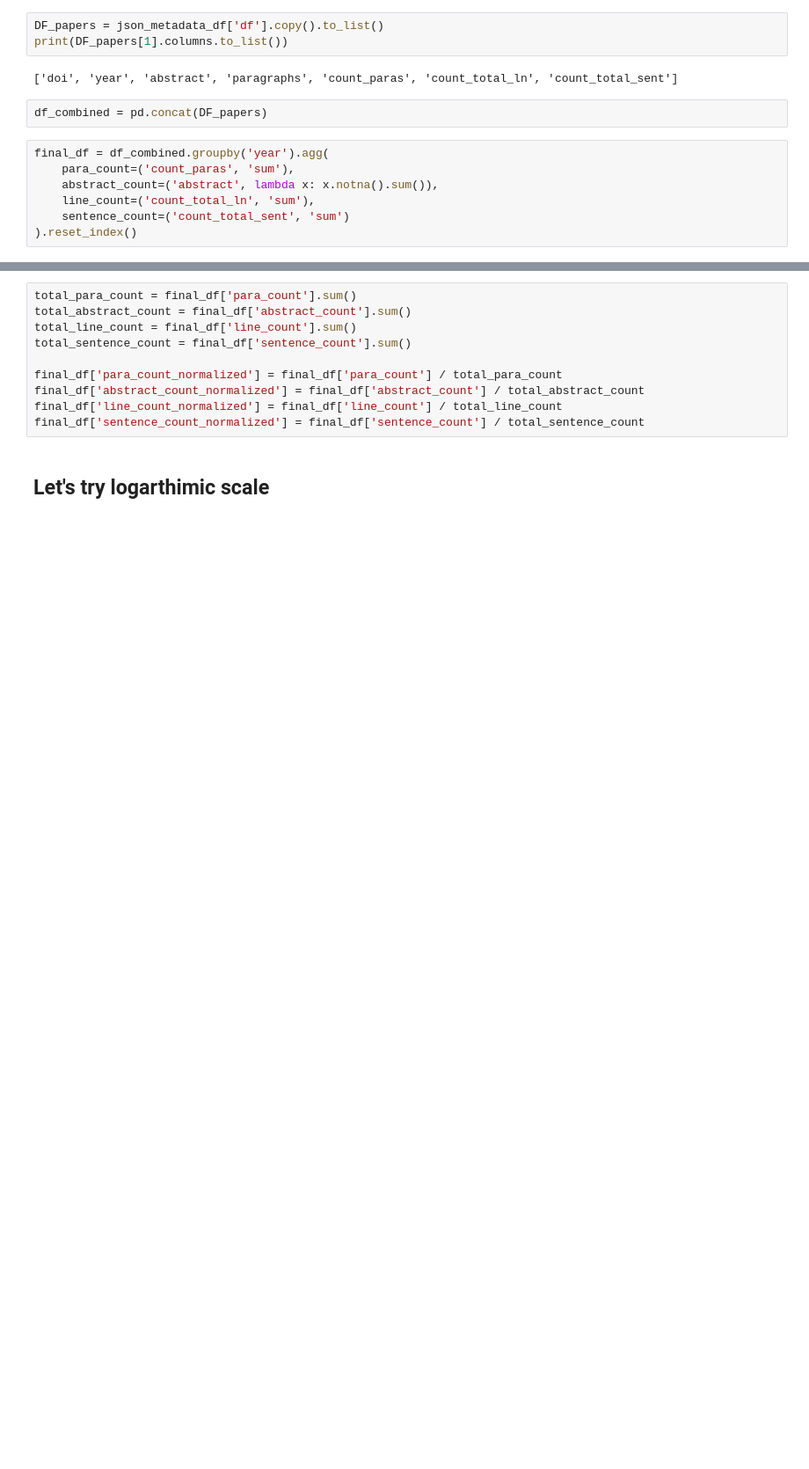
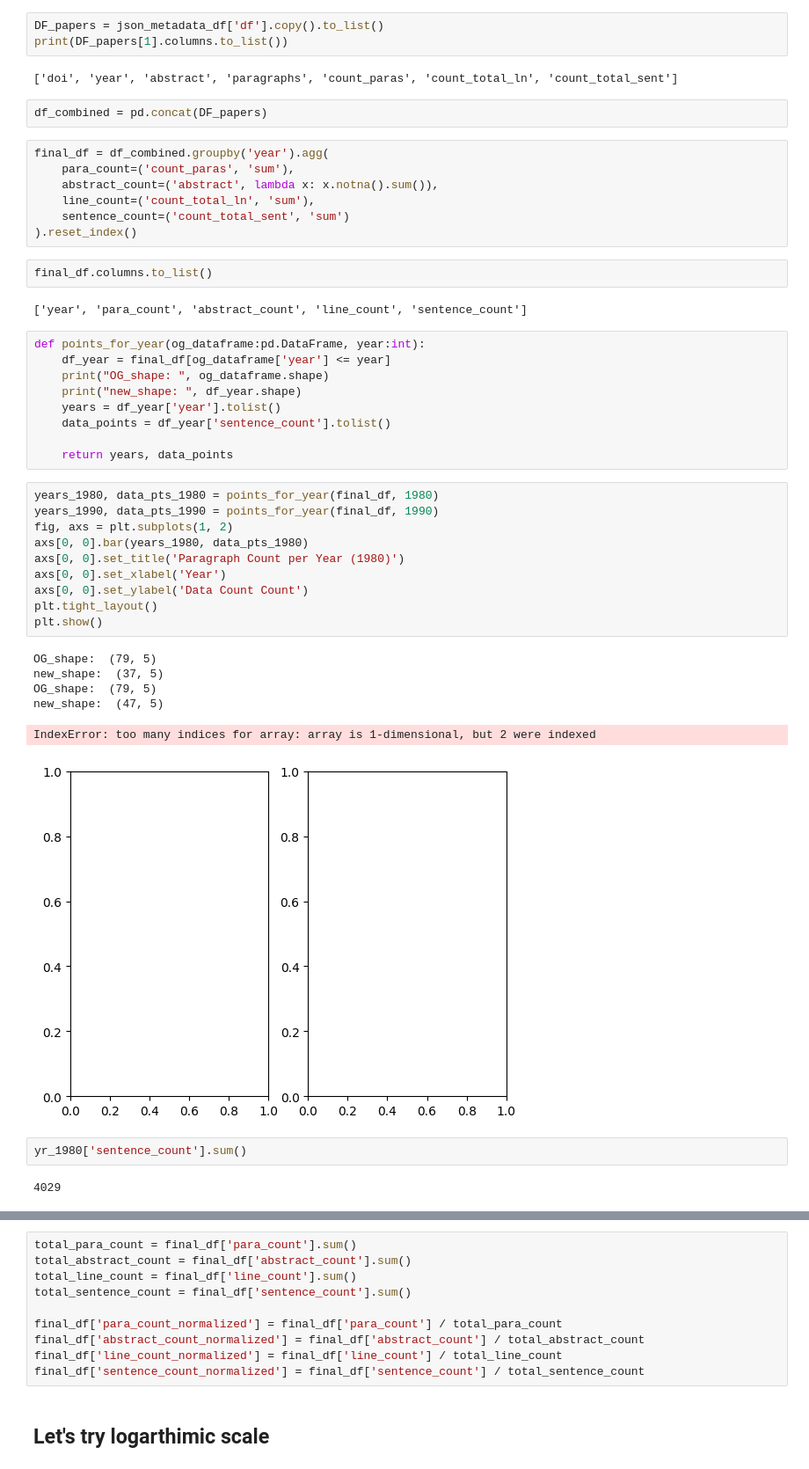
Before and after one commit to Stark16/Hypothesis_Generation_Active_Learning, a Jupyter notebook: dataset_scripts/dataset_analysis.ipynb, the cells around one changed output, grey strips where cells are left out. Shown at 88% size. Saved outputs shown, nothing was run; the diff lists cells and outputs as text; blank space fills up the shorter version.

```diff
--- a/dataset_scripts/dataset_analysis.ipynb
+++ b/dataset_scripts/dataset_analysis.ipynb
@@ -207,3 +207,37 @@ final_df = df_combined.groupby('year').agg(
     line_count=('count_total_ln', 'sum'),
     sentence_count=('count_total_sent', 'sum')
 ).reset_index()
+# %%
+final_df.columns.to_list()
+# %% [output]
+['year', 'para_count', 'abstract_count', 'line_count', 'sentence_count']
+# %%
+def points_for_year(og_dataframe:pd.DataFrame, year:int):
+    df_year = final_df[og_dataframe['year'] <= year]
+    print("OG_shape: ", og_dataframe.shape)
+    print("new_shape: ", df_year.shape)
+    years = df_year['year'].tolist()
+    data_points = df_year['sentence_count'].tolist()
+
+    return years, data_points
+# %%
+years_1980, data_pts_1980 = points_for_year(final_df, 1980)
+years_1990, data_pts_1990 = points_for_year(final_df, 1990)
+fig, axs = plt.subplots(1, 2)
+axs[0, 0].bar(years_1980, data_pts_1980)
+axs[0, 0].set_title('Paragraph Count per Year (1980)')
+axs[0, 0].set_xlabel('Year')
+axs[0, 0].set_ylabel('Data Count Count')
+plt.tight_layout()
+plt.show()
+# %% [output]
+OG_shape:  (79, 5)
+new_shape:  (37, 5)
+OG_shape:  (79, 5)
+new_shape:  (47, 5)
+IndexError: too many indices for array: array is 1-dimensional, but 2 were indexed
+[figure, added]
+# %%
+yr_1980['sentence_count'].sum()
+# %% [output]
+4029
```
Also changed, not shown: parts of 2 cells of this notebook.
